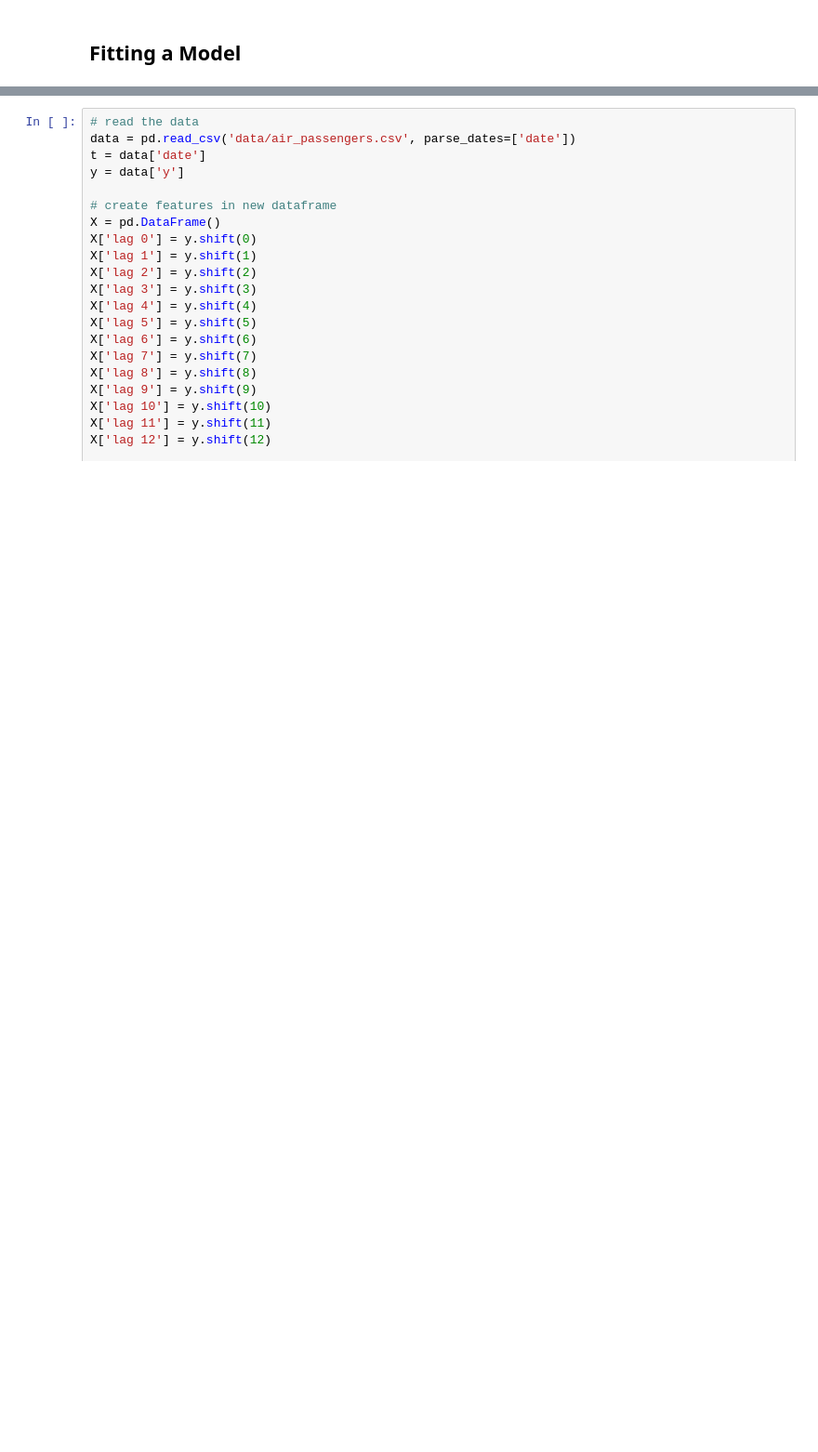
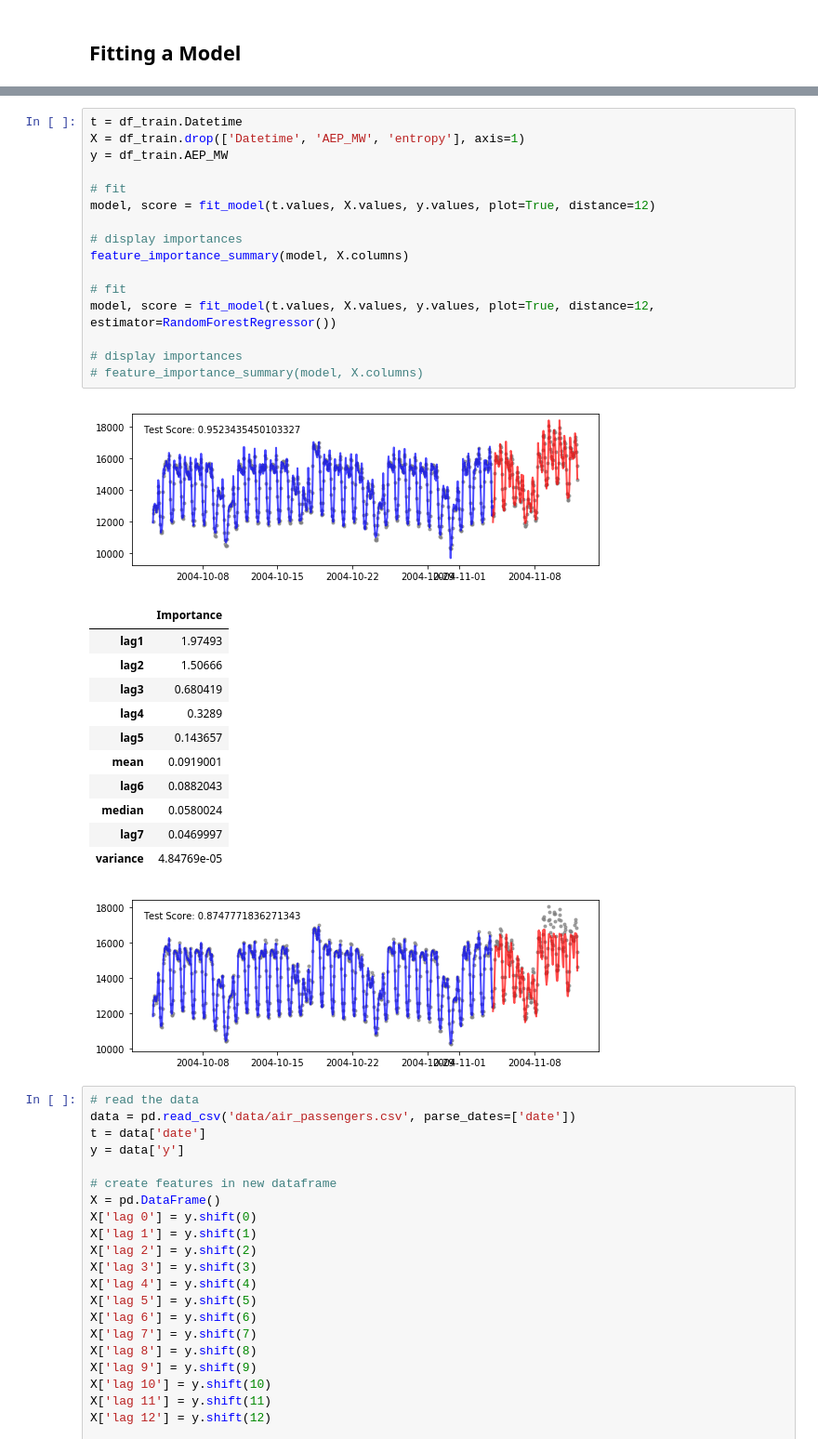
Before and after one commit to Daniel8hen/firefly-tutorials, a Jupyter notebook: meetup_automl_timeseries/Walkthrough.ipynb, the cells around one changed output, grey strips where cells are left out. Shown at 93% size. Drawn from its saved outputs; the diff is of its cells as text; blank space fills up the shorter version.

```diff
--- a/meetup_automl_timeseries/Walkthrough.ipynb
+++ b/meetup_automl_timeseries/Walkthrough.ipynb
@@ -99,3 +192,33 @@ class MultiplicativeEstimator(BaseEstimator, RegressorMixin):
+# %%
+t = df_train.Datetime
+X = df_train.drop(['Datetime', 'AEP_MW', 'entropy'], axis=1)
+y = df_train.AEP_MW
+
+# fit
+model, score = fit_model(t.values, X.values, y.values, plot=True, distance=12)
+
+# display importances
+feature_importance_summary(model, X.columns)
+
+# fit
+model, score = fit_model(t.values, X.values, y.values, plot=True, distance=12, estimator=RandomForestRegressor())
+
+# display importances
+# feature_importance_summary(model, X.columns)
+# %% [output]
+[figure, added]
+|  | Importance |
+| lag1 | 1.97493 |
+| lag2 | 1.50666 |
+| lag3 | 0.680419 |
+| lag4 | 0.3289 |
+| lag5 | 0.143657 |
+| mean | 0.0919001 |
+| lag6 | 0.0882043 |
+| median | 0.0580024 |
+| lag7 | 0.0469997 |
+| variance | 4.84769e-05 |
+[figure, added]
 # %%
 # read the data
 data = pd.read_csv('data/air_passengers.csv', parse_dates=['date'])
```
Also changed, not shown: parts of 4 cells of this notebook, 1 other file.
